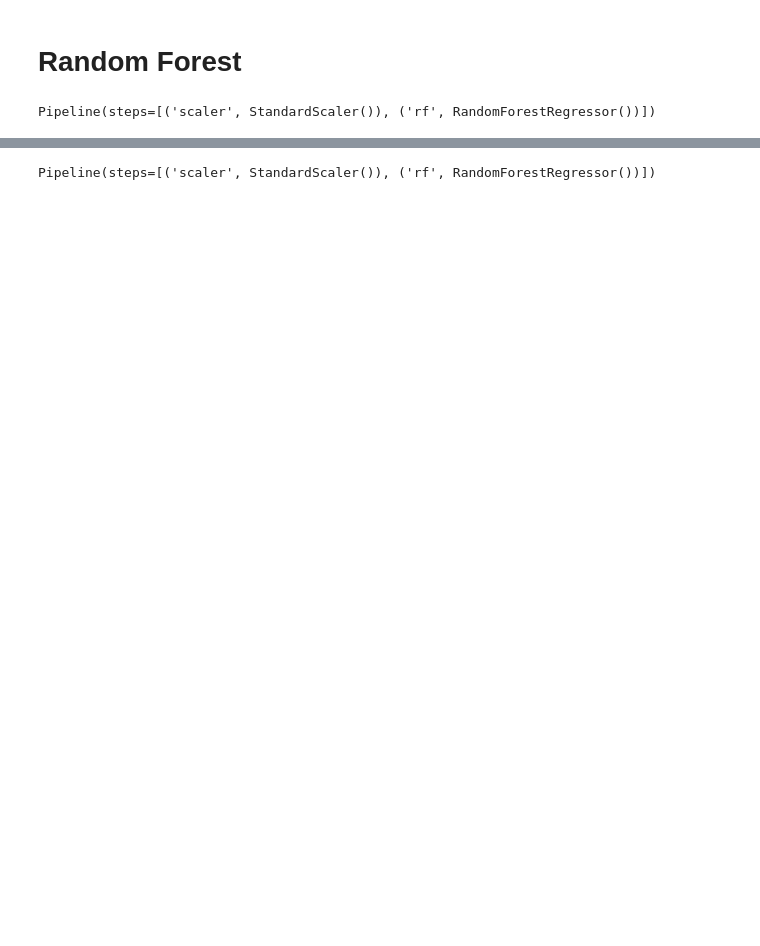
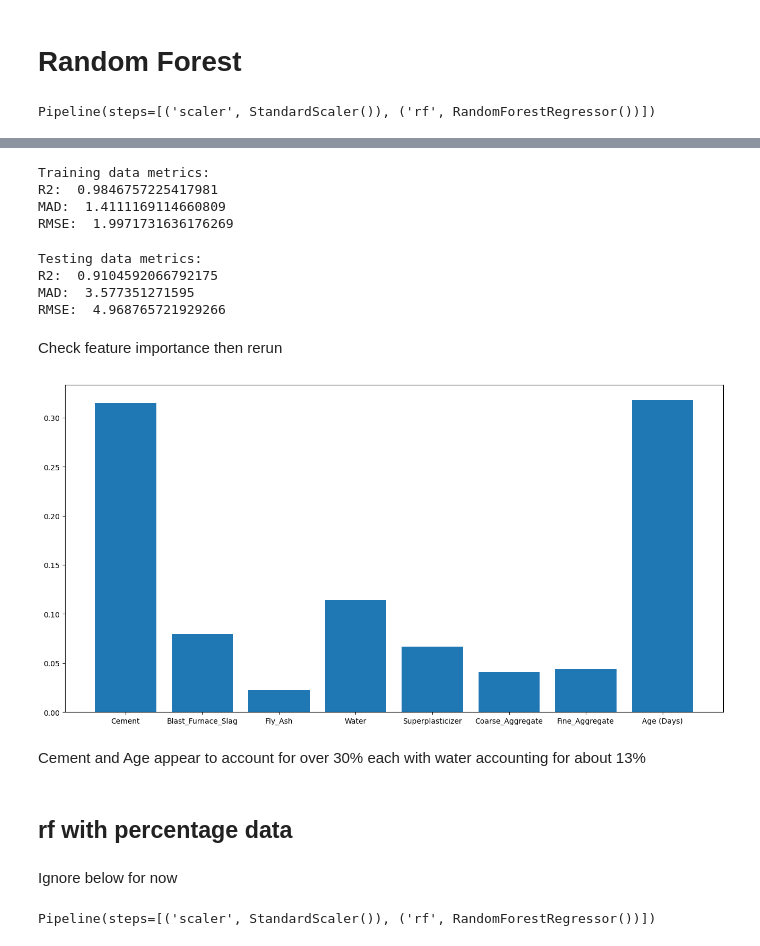
Before and after one commit to SBangarh/Concrete-Strength-Analysis, a Jupyter notebook: modelling.ipynb, the cells around one changed output, grey strips where cells are left out. Saved outputs shown, nothing was run; the diff lists cells and outputs as text; code cells hidden in the pictures; blank space fills up the shorter version.

```diff
--- a/modelling.ipynb
+++ b/modelling.ipynb
@@ -146,3 +171,40 @@ Fold 5:  0.9062
+# %%
+#train model results
+eval_model(y_train, train_predict, training=True)
+# %% [output]
+Training data metrics:
+R2:  0.9846757225417981
+MAD:  1.4111169114660809
+RMSE:  1.9971731636176269
+# %%
+#eval model test data
+eval_model(y_test, test_predict, training=False)
+# %% [output]
+Testing data metrics:
+R2:  0.9104592066792175
+MAD:  3.577351271595
+RMSE:  4.968765721929266
+# %% [markdown]
+Check feature importance then rerun
+# %%
+#feature importance
+rf_model = pipeline.named_steps['rf']
+
+feature_importance = rf_model.feature_importances_
+
+feature_names = list(X_train.columns)
+
+fig = plt.figure(figsize=(16, 8))
+plt.bar(feature_names, feature_importance)
+plt.show()
+# %% [output]
+[figure, added]
+# %% [markdown]
+Cement and Age appear to account for over 30% each with water accounting for about 13%
+# %% [markdown]
+## rf with percentage data
+# %% [markdown]
+Ignore below for now
 # %%
 #fit pipeline on percent data
 pipeline.fit(percent_train, target_train)
```
Also changed, not shown: parts of 34 cells of this notebook, 1 other file.
